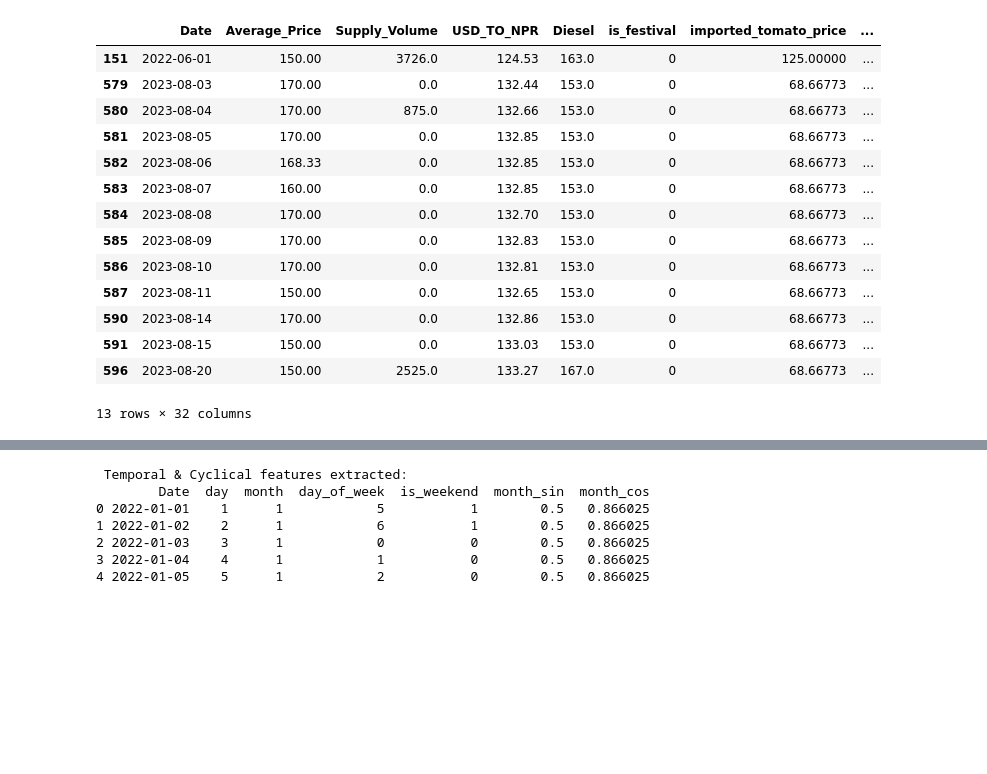
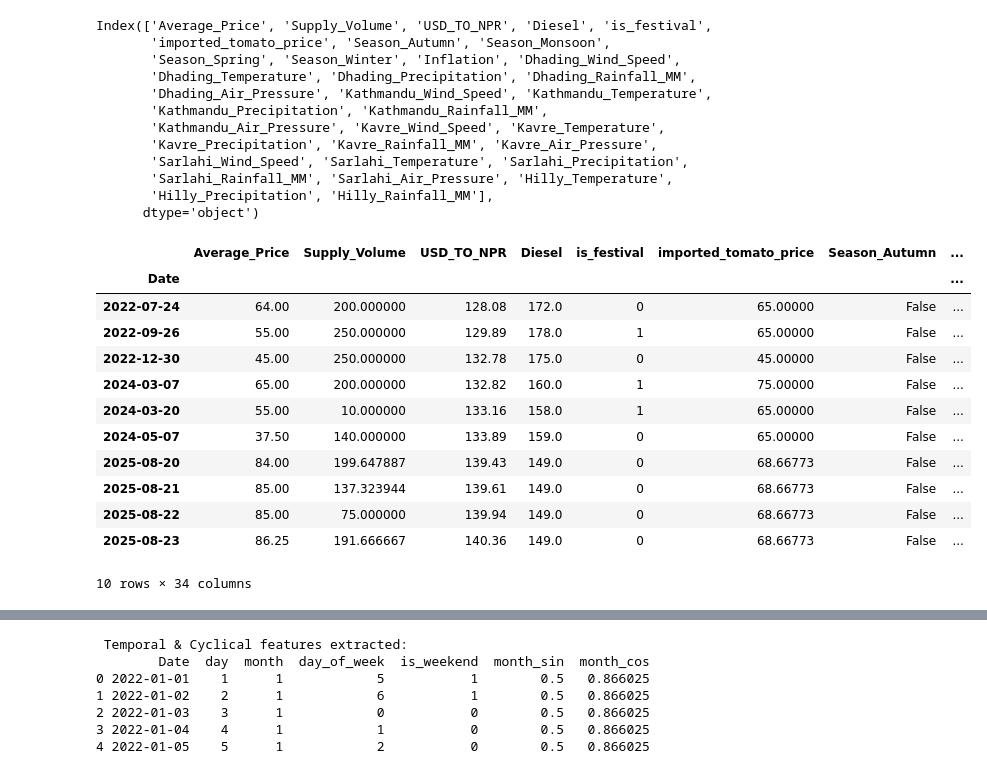
Before and after one commit to Samir4456/Tomato-Price-Predication, a Jupyter notebook: load_and_clean.ipynb, the cells around one changed output, grey strips where cells are left out. Cells and saved outputs as stored; diff of their text form; code cells hidden in the pictures; blank space fills up the shorter version.

```diff
--- a/load_and_clean.ipynb
+++ b/load_and_clean.ipynb
@@ -63,0 +63,4 @@ df = pd.read_csv(data_path)
+# %%
+df.index = pd.to_datetime(df.index, format='%Y-%m-%d')
+# %%
+df['Supply_Volume'] = df['Supply_Volume'].replace(0, np.nan)
@@ -64,20 +81,39 @@ df = pd.read_csv(data_path)
+# %%
+df['Supply_Volume'] = df['Supply_Volume'].interpolate(method='time', limit_direction='both')
+# %%
+df["Hilly_Temperature"] = df[["Dhading_Temperature", "Kavre_Temperature"]].mean(axis=1)
+df["Hilly_Precipitation"] = df[["Dhading_Precipitation", "Kavre_Precipitation"]].mean(axis=1)
+df["Hilly_Rainfall_MM"] = df[["Dhading_Rainfall_MM", "Kavre_Rainfall_MM"]].mean(axis=1)
+# %%
+df.columns
+# %% [output]
+Index(['Average_Price', 'Supply_Volume', 'USD_TO_NPR', 'Diesel', 'is_festival',
+       'imported_tomato_price', 'Season_Autumn', 'Season_Monsoon',
+       'Season_Spring', 'Season_Winter', 'Inflation', 'Dhading_Wind_Speed',
+       'Dhading_Temperature', 'Dhading_Precipitation', 'Dhading_Rainfall_MM',
+       'Dhading_Air_Pressure', 'Kathmandu_Wind_Speed', 'Kathmandu_Temperature',
+       'Kathmandu_Precipitation', 'Kathmandu_Rainfall_MM',
+       'Kathmandu_Air_Pressure', 'Kavre_Wind_Speed', 'Kavre_Temperature',
+       'Kavre_Precipitation', 'Kavre_Rainfall_MM', 'Kavre_Air_Pressure',
+       'Sarlahi_Wind_Speed', 'Sarlahi_Temperature', 'Sarlahi_Precipitation',
+       'Sarlahi_Rainfall_MM', 'Sarlahi_Air_Pressure', 'Hilly_Temperature',
+       'Hilly_Precipitation', 'Hilly_Rainfall_MM'],
+      dtype='object')
 # %%
-smallest_values=list(df['Average_Price'].nlargest(10))
+smallest_values=list(df['Supply_Volume'].nsmallest(10))
 # smallest_values
-df.loc[df['Average_Price'].isin(smallest_values)]
+df.loc[df['Supply_Volume'].isin(smallest_values)]
 # %% [output]
-|  | Date | Average_Price | Supply_Volume | USD_TO_NPR | Diesel | is_festival | imported_tomato_price | ... |
-| 151 | 2022-06-01 | 150.00 | 3726.0 | 124.53 | 163.0 | 0 | 125.00000 | ... |
-| 579 | 2023-08-03 | 170.00 | 0.0 | 132.44 | 153.0 | 0 | 68.66773 | ... |
-| 580 | 2023-08-04 | 170.00 | 875.0 | 132.66 | 153.0 | 0 | 68.66773 | ... |
-| 581 | 2023-08-05 | 170.00 | 0.0 | 132.85 | 153.0 | 0 | 68.66773 | ... |
-| 582 | 2023-08-06 | 168.33 | 0.0 | 132.85 | 153.0 | 0 | 68.66773 | ... |
-| 583 | 2023-08-07 | 160.00 | 0.0 | 132.85 | 153.0 | 0 | 68.66773 | ... |
-| 584 | 2023-08-08 | 170.00 | 0.0 | 132.70 | 153.0 | 0 | 68.66773 | ... |
-| 585 | 2023-08-09 | 170.00 | 0.0 | 132.83 | 153.0 | 0 | 68.66773 | ... |
-| 586 | 2023-08-10 | 170.00 | 0.0 | 132.81 | 153.0 | 0 | 68.66773 | ... |
-| 587 | 2023-08-11 | 150.00 | 0.0 | 132.65 | 153.0 | 0 | 68.66773 | ... |
-| 590 | 2023-08-14 | 170.00 | 0.0 | 132.86 | 153.0 | 0 | 68.66773 | ... |
-| 591 | 2023-08-15 | 150.00 | 0.0 | 133.03 | 153.0 | 0 | 68.66773 | ... |
-| 596 | 2023-08-20 | 150.00 | 2525.0 | 133.27 | 167.0 | 0 | 68.66773 | ... |
+|  | Average_Price | Supply_Volume | USD_TO_NPR | Diesel | is_festival | imported_tomato_price | Season_Autumn | ... |
+| Date |  |  |  |  |  |  |  | ... |
+| 2022-07-24 | 64.00 | 200.000000 | 128.08 | 172.0 | 0 | 65.00000 | False | ... |
+| 2022-09-26 | 55.00 | 250.000000 | 129.89 | 178.0 | 1 | 65.00000 | False | ... |
+| 2022-12-30 | 45.00 | 250.000000 | 132.78 | 175.0 | 0 | 45.00000 | False | ... |
+| 2024-03-07 | 65.00 | 200.000000 | 132.82 | 160.0 | 1 | 75.00000 | False | ... |
+| 2024-03-20 | 55.00 | 10.000000 | 133.16 | 158.0 | 1 | 65.00000 | False | ... |
+| 2024-05-07 | 37.50 | 140.000000 | 133.89 | 159.0 | 0 | 65.00000 | False | ... |
+| 2025-08-20 | 84.00 | 199.647887 | 139.43 | 149.0 | 0 | 68.66773 | False | ... |
+| 2025-08-21 | 85.00 | 137.323944 | 139.61 | 149.0 | 0 | 68.66773 | False | ... |
+| 2025-08-22 | 85.00 | 75.000000 | 139.94 | 149.0 | 0 | 68.66773 | False | ... |
+| 2025-08-23 | 86.25 | 191.666667 | 140.36 | 149.0 | 0 | 68.66773 | False | ... |
-13 rows × 32 columns
+10 rows × 34 columns
```
Also changed, not shown: parts of 31 cells of this notebook.
